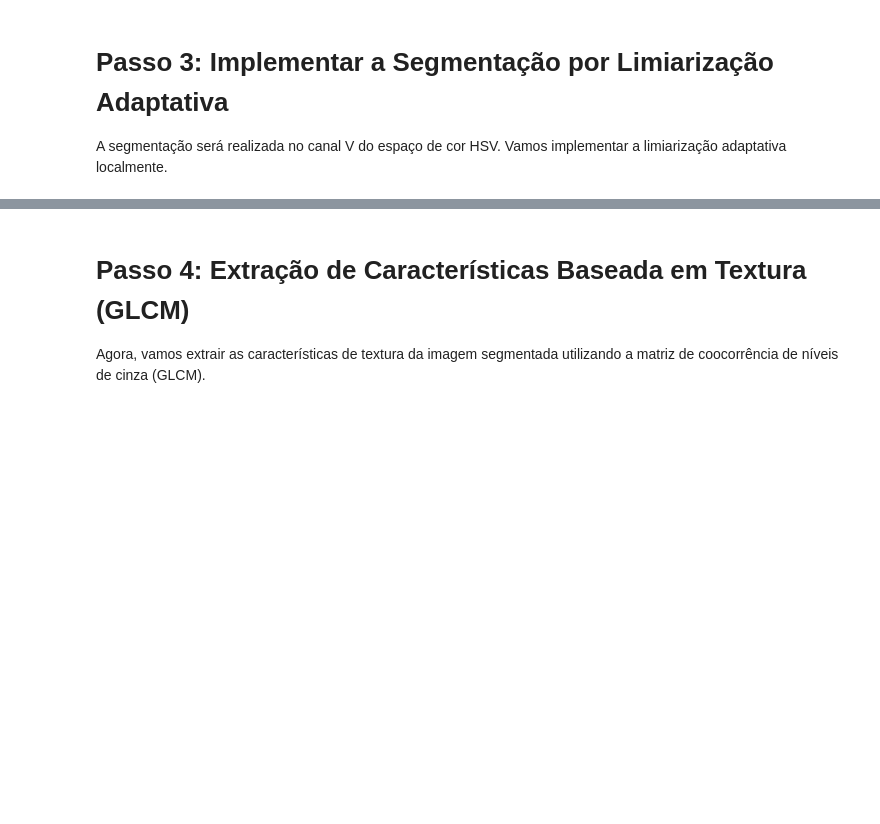
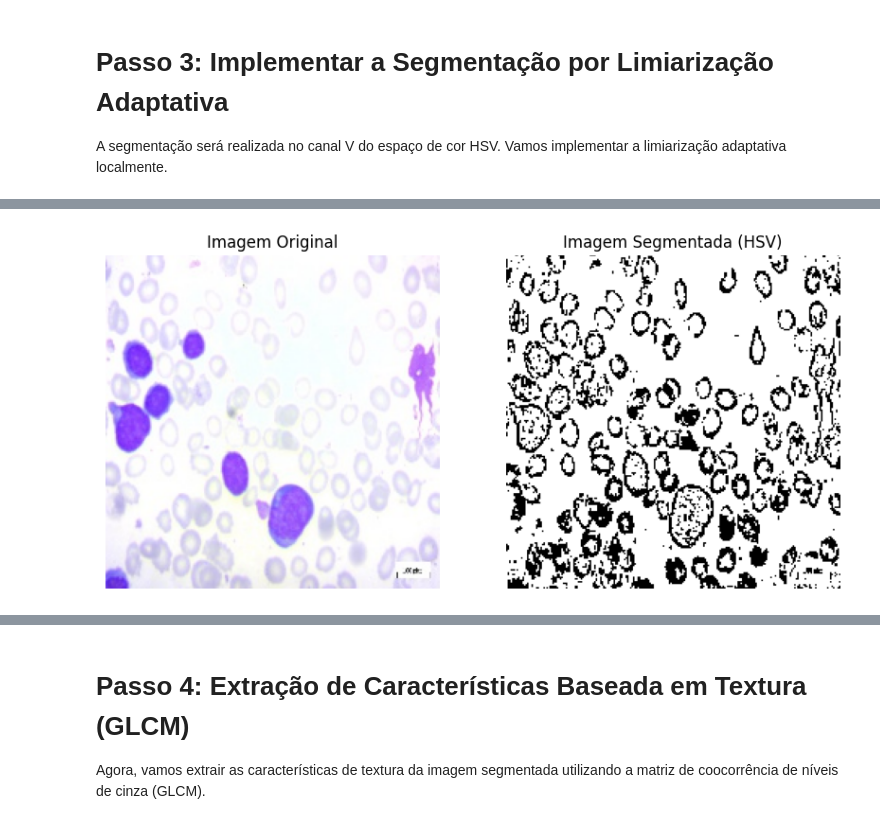
Before and after one commit to jeanferreiraufu/python-data-transformation, a Jupyter notebook: PGC302B_Atividade_Jean_Ferreira_Henrique_Moreira_Amorim.ipynb, the cells around one changed output, grey strips where cells are left out. Drawn from its saved outputs; the diff is of its cells as text; code cells hidden in the pictures; blank space fills up the shorter version.

```diff
--- a/PGC302B_Atividade_Jean_Ferreira_Henrique_Moreira_Amorim.ipynb
+++ b/PGC302B_Atividade_Jean_Ferreira_Henrique_Moreira_Amorim.ipynb
@@ -164,0 +173,77 @@ plt.show()
+# %%
+def rgb_to_hsv(r, g, b):
+    # Normalizar os valores de R, G, B para [0, 1]
+    r_prime, g_prime, b_prime = r / 255.0, g / 255.0, b / 255.0
+
+    # Encontrar o máximo e o mínimo entre os valores normalizados
+    c_max = max(r_prime, g_prime, b_prime)
+    c_min = min(r_prime, g_prime, b_prime)
+    delta = c_max - c_min
+
+    # Valor (V)
+    v = c_max
+
+    # Saturação (S)
+    s = 0 if c_max == 0 else delta / c_max
+
+    # Matiz (H)
+    if delta == 0:
+        h = 0
+    elif c_max == r_prime:
+        h = 60 * (((g_prime - b_prime) / delta) % 6)
+    elif c_max == g_prime:
+        h = 60 * (((b_prime - r_prime) / delta) + 2)
+    elif c_max == b_prime:
+        h = 60 * (((r_prime - g_prime) / delta) + 4)
+
+    if h < 0:
+        h += 360
+
+    return h, s, v
+
+# Função para aplicar a limiarização adaptativa
+def adaptive_threshold_hsv(v_channel, block_size=15, c=2):
+    padded_image = np.pad(v_channel, block_size // 2, mode='reflect')
+    thresholded_image = np.zeros_like(v_channel)
+    for i in range(v_channel.shape[0]):
+        for j in range(v_channel.shape[1]):
+            local_region = padded_image[i:i + block_size, j:j + block_size]
+            local_mean = np.mean(local_region)
+            threshold = local_mean - c
+            thresholded_image[i, j] = 255 if v_channel[i, j] > threshold else 0
+    return thresholded_image
+
+# Carregar a imagem usando PIL
+image_path = 'leukemia_dataset/Original/Benign/WBC-Benign-001.jpg'  # Exemplo de uma imagem
+image = Image.open(image_path)
+image_rgb = np.array(image)
+
+# Converter a imagem para o espaço de cor HSV e escalar o canal V para o intervalo [0, 255]
+hsv_image = np.zeros_like(image_rgb, dtype=float)
+for i in range(image_rgb.shape[0]):
+    for j in range(image_rgb.shape[1]):
+        r, g, b = image_rgb[i, j]
+        h, s, v = rgb_to_hsv(r, g, b)
+        hsv_image[i, j] = [h, s, v * 255]  # Multiplicar o canal V por 255
+
+# Extrair o canal V (brilho)
+v_channel = hsv_image[:, :, 2]
+
+# Aplicar a limiarização adaptativa no canal V
+segmented_image_hsv = adaptive_threshold_hsv(v_channel)
+
+# Exibir a imagem original e a segmentada
+plt.figure(figsize=(10, 5))
+plt.subplot(1, 2, 1)
+plt.imshow(image_rgb)
+plt.title('Imagem Original')
+plt.axis('off')
+
+plt.subplot(1, 2, 2)
+plt.imshow(segmented_image_hsv, cmap='gray')
+plt.title('Imagem Segmentada (HSV)')
+plt.axis('off')
+
+plt.show()
+# %% [output]
+[figure, added]
```
Also changed, not shown: parts of 13 cells of this notebook.
